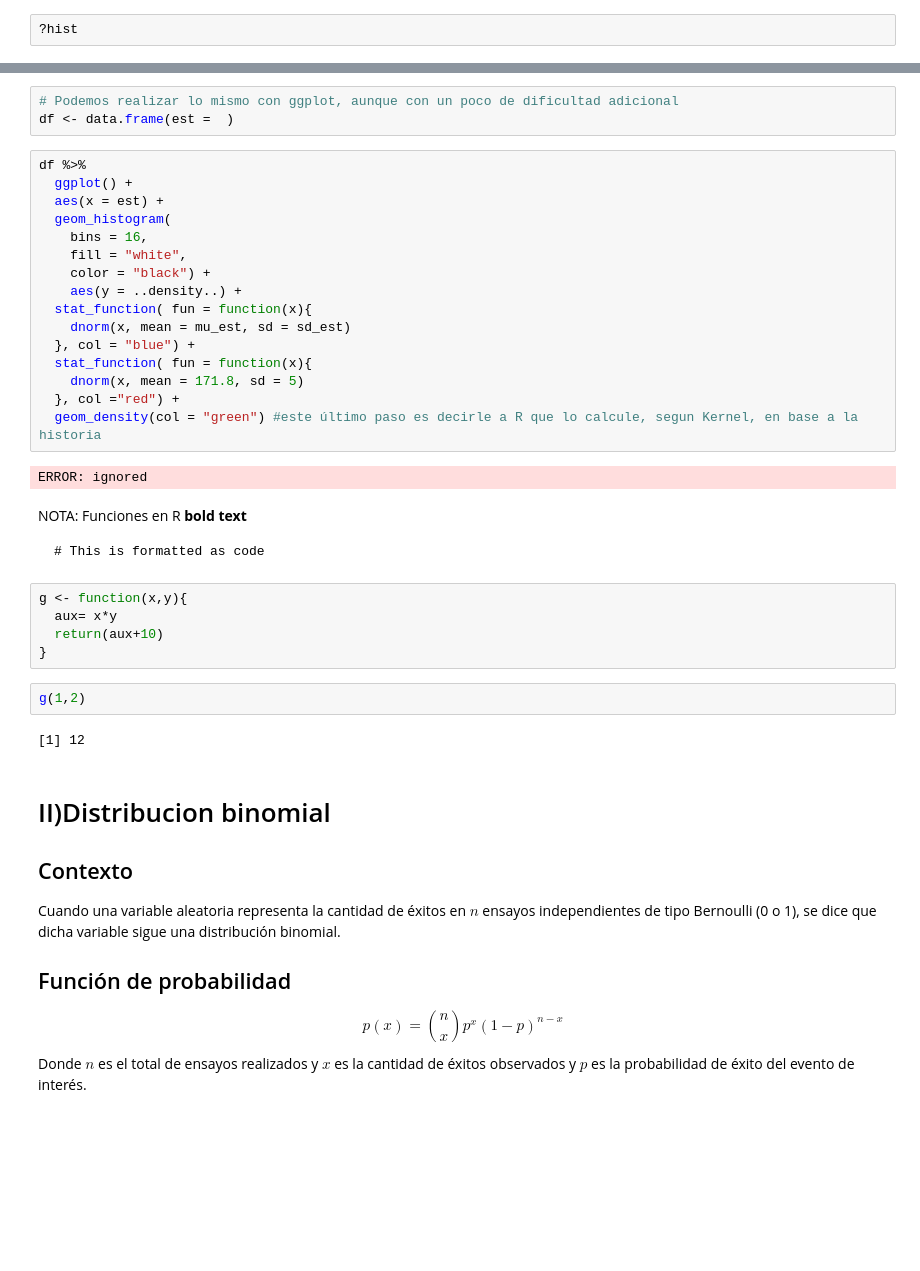
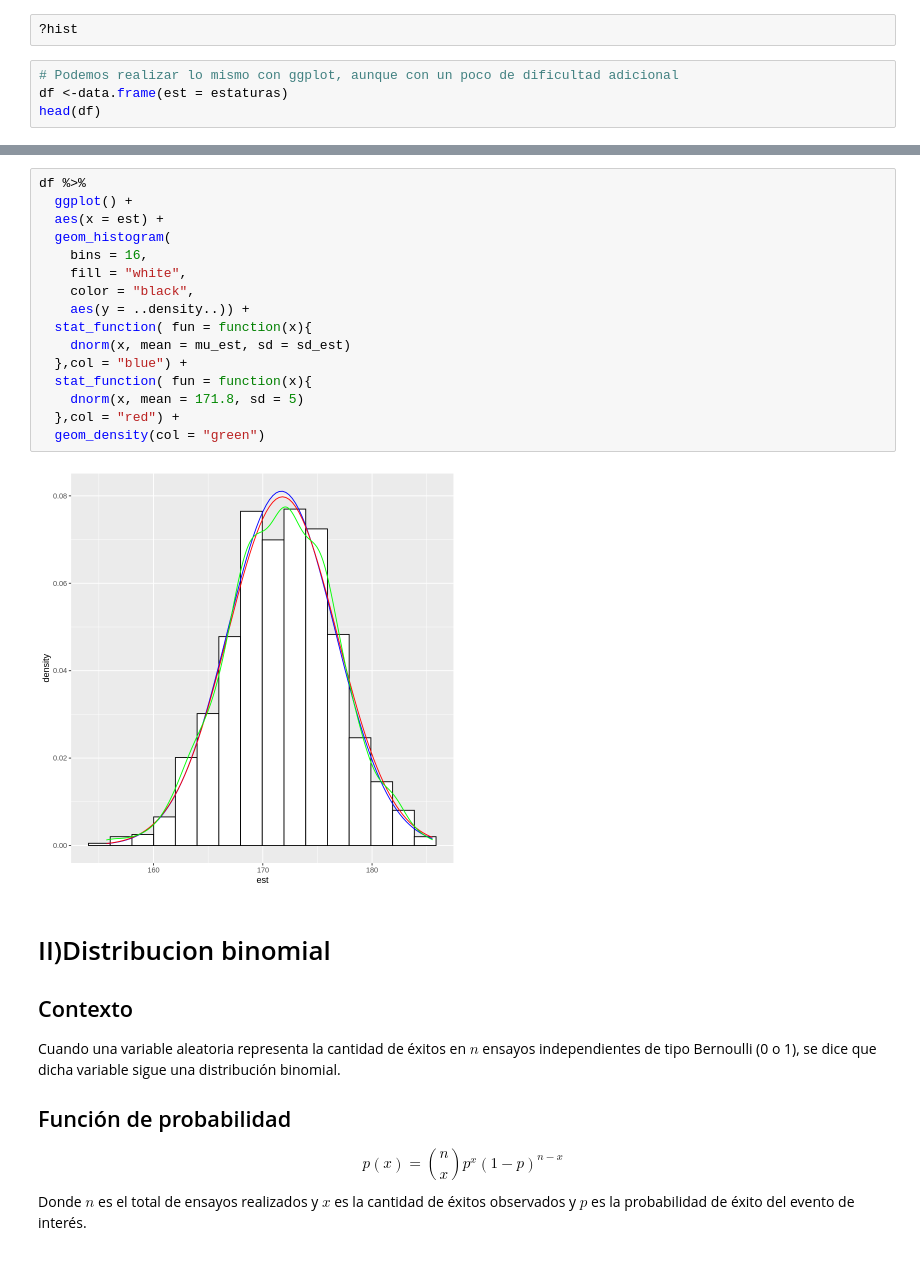
Before and after one commit to avineses/PUC_DBDC, a Jupyter notebook: Clase7/Clase7_1_Distribuciones_de_probabilidad_en_r.ipynb, the cells around one changed output, grey strips where cells are left out. Drawn from its saved outputs; the diff is of its cells as text; blank space fills up the shorter version.

````diff
--- a/Clase7/Clase7_1_Distribuciones_de_probabilidad_en_r.ipynb
+++ b/Clase7/Clase7_1_Distribuciones_de_probabilidad_en_r.ipynb
@@ -146,3 +132,7 @@ hist(estaturas)
 # Notar que en un histograma podemos visualizar los conteos o las frecuencias relativas.
 # %%
 ?hist
+# %%
+# Podemos realizar lo mismo con ggplot, aunque con un poco de dificultad adicional
+df <-data.frame(est = estaturas)
+head(df)
@@ -152,39 +175,21 @@ library(ggplot2)
-# %%
-# Podemos realizar lo mismo con ggplot, aunque con un poco de dificultad adicional
-df <- data.frame(est =  )
 # %%
 df %>%
   ggplot() +
   aes(x = est) +
   geom_histogram(
     bins = 16,
     fill = "white",
-    color = "black") +
-    aes(y = ..density..) +
+    color = "black",
+    aes(y = ..density..)) +
   stat_function( fun = function(x){
     dnorm(x, mean = mu_est, sd = sd_est)
-  }, col = "blue") +
+  },col = "blue") +
   stat_function( fun = function(x){
     dnorm(x, mean = 171.8, sd = 5)
-  }, col ="red") +
-  geom_density(col = "green") #este último paso es decirle a R que lo calcule, segun Kernel, en base a la historia
+  },col = "red") +
+  geom_density(col = "green")
 # %% [output]
-ERROR: ignored
+[figure, added]
-# %% [markdown]
-NOTA: Funciones en R
-**bold text**
-```
-# This is formatted as code
-```
-# %%
-g <- function(x,y){
-  aux= x*y
-  return(aux+10)
-}
-# %%
-g(1,2)
-# %% [output]
-[1] 12
 # %% [markdown]
 # II)Distribucion binomial
 ## Contexto
````
Also changed, not shown: parts of 30 cells of this notebook.
